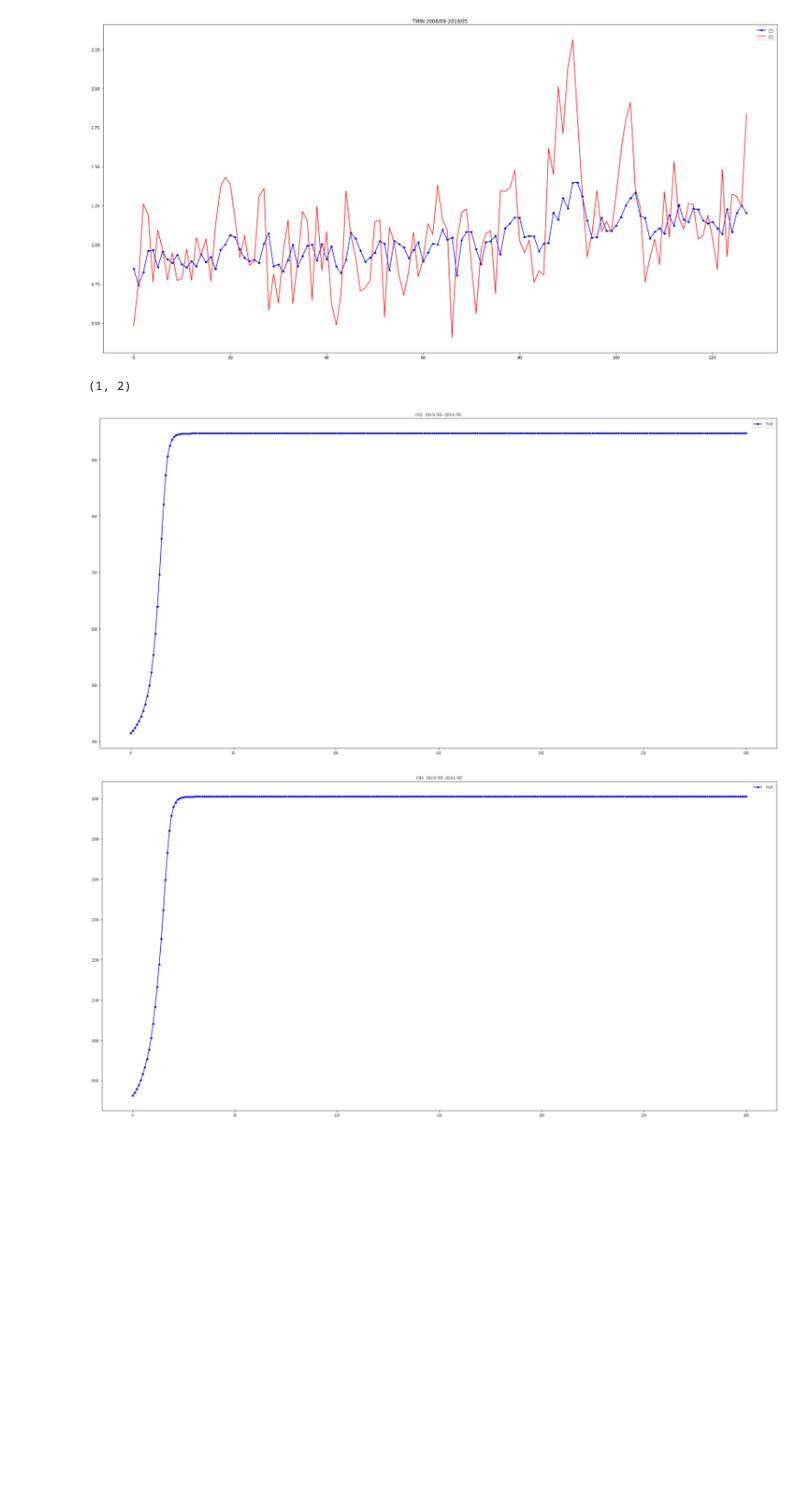
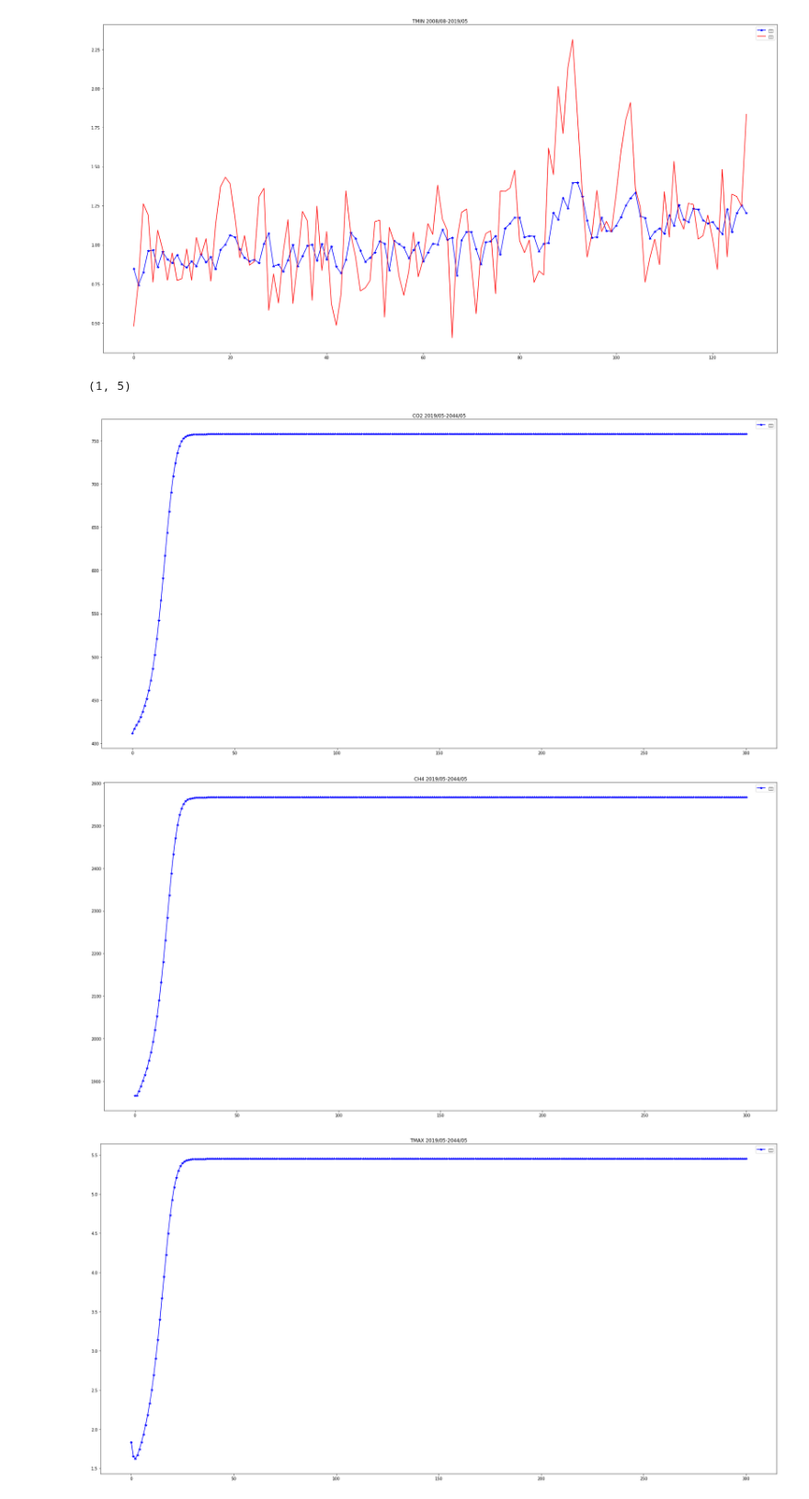
Before and after one commit to WPKENAN/shumo, a Jupyter notebook: pro2/未命名.ipynb, the cells around one changed output. Shown at 92% size. Saved outputs shown, nothing was run; the diff lists cells and outputs as text; code cells hidden in the pictures; blank space fills up the shorter version.

```diff
--- a/pro2/未命名.ipynb
+++ b/pro2/未命名.ipynb
@@ -285,39 +285,34 @@ Test RMSE: 0.291
 # %%
 #预测未来25年
 alltime=12*25
 pred_y=test_y1[-1,:]
 pred_y=pred_y.reshape(1,1,(pred_y.shape[0]))
 print(pred_y[-1,:].shape)
 for i in range(alltime):
     tmp=pred_y[-1,:,:]
 #     print(tmp.shape)
     tmp=tmp.reshape(1,1,(tmp.shape[-1]))
 #     print(tmp.shape)
     pre=model.predict(tmp)
     pre=pre.reshape(1,1,(pre.shape[-1]))
     pred_y=np.vstack((pred_y,pre))
 #     print(pred_y.shape)
 # print(pred_y)
 pred_y=pred_y.reshape((pred_y.shape[0], pred_y.shape[2]))
 
 inv_pred_y = scaler.inverse_transform(pred_y)
 
-# 绘制历史数据和预测数据图
-fig= pyplot.figure(figsize = (30,15))
-plt.plot(inv_pred_y[:,0],label='预测',c='b',linestyle='-', marker='*')
-plt.legend()
-plt.title('CO2 2019/05-2044/05')
-plt.savefig('CO2未来25年预测.png')
-plt.show()
-# 计算RMSE
-
-fig= pyplot.figure(figsize = (30,15))
-plt.plot(inv_pred_y[:,1],label='预测',c='b',linestyle='-', marker='*')
-plt.legend()
-plt.title('CH4 2019/05-2044/05')
-plt.savefig('CH4未来25年预测.png')
-plt.show()
+for i in groups:
+    # 绘制历史数据和预测数据图
+    fig= pyplot.figure(figsize = (30,15))
+    plt.plot(inv_pred_y[:,i-1],label='预测',c='b',linestyle='-', marker='*')
+    plt.legend()
+    plt.title('{} 2019/05-2044/05'.format(dataset.columns[i]))
+    plt.savefig('{}未来25年预测.png'.format(dataset.columns[i]))
+    plt.show()
+    # 计算RMSE
 # %% [output]
-(1, 2)
+(1, 5)
-[figure, old version]
+[figure, new version]
-[figure, old version]
+[figure, new version]
+[figure, added]
```
Also changed, not shown: parts of 1 cell of this notebook, 14 other files.
